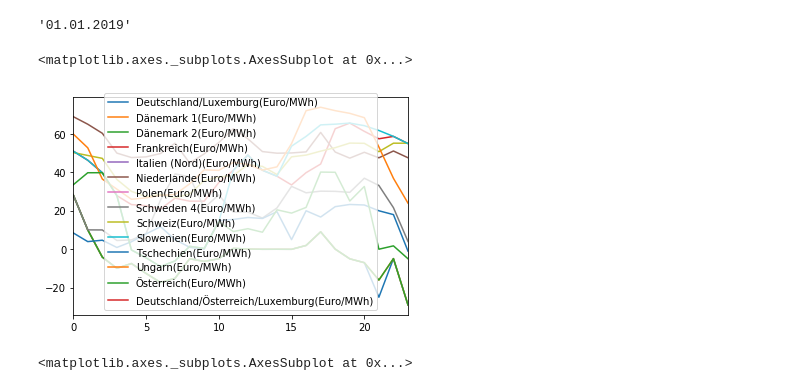
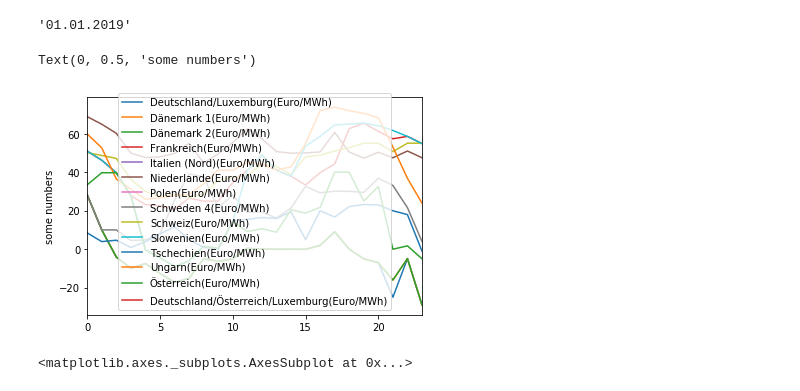
Before and after one commit to alrusa/seminarws1920, a Jupyter notebook: seminar.ipynb, the cells around one changed output. Saved outputs shown, nothing was run; the diff lists cells and outputs as text; code cells hidden in the pictures.

```diff
--- a/seminar.ipynb
+++ b/seminar.ipynb
@@ -5,4 +7,5 @@ import numpy as np
 # %%
-df = pd.read_csv('daily/Gro_handelspreise_201901010000_201901012359_1.csv', sep=';', na_values='-', decimal=',')
+df = pd.read_csv('SMARD/Markt/Großhandel LU DE/2019/01/Gro_handelspreise_201901010000_201901012359_1.csv', sep=';', na_values='-', decimal=',')
+df.columns=df.columns.str.replace('[', '(').str.replace(']', ')')
 print(df)
 # %% [output]
@@ -23,6 +26,3 @@ print(df)
 21                                         NaN
 22                                         NaN
 23                                         NaN
-# %%
-df.columns=data.columns.str.replace('[', '(').str.replace(']', ')')
-print(df)
@@ -159,9 +138,10 @@ data["Datum"][7]
 '01.01.2019'
 # %%
 df.plot()
+plt.ylabel('some numbers')
 # %% [output]
-<matplotlib.axes._subplots.AxesSubplot at 0x...>
+Text(0, 0.5, 'some numbers')
-[figure, old version]
+[figure, new version]
 # %%
 df.plot(style='.')
 # %% [output]
```
Also changed, not shown: parts of 25 cells of this notebook.
